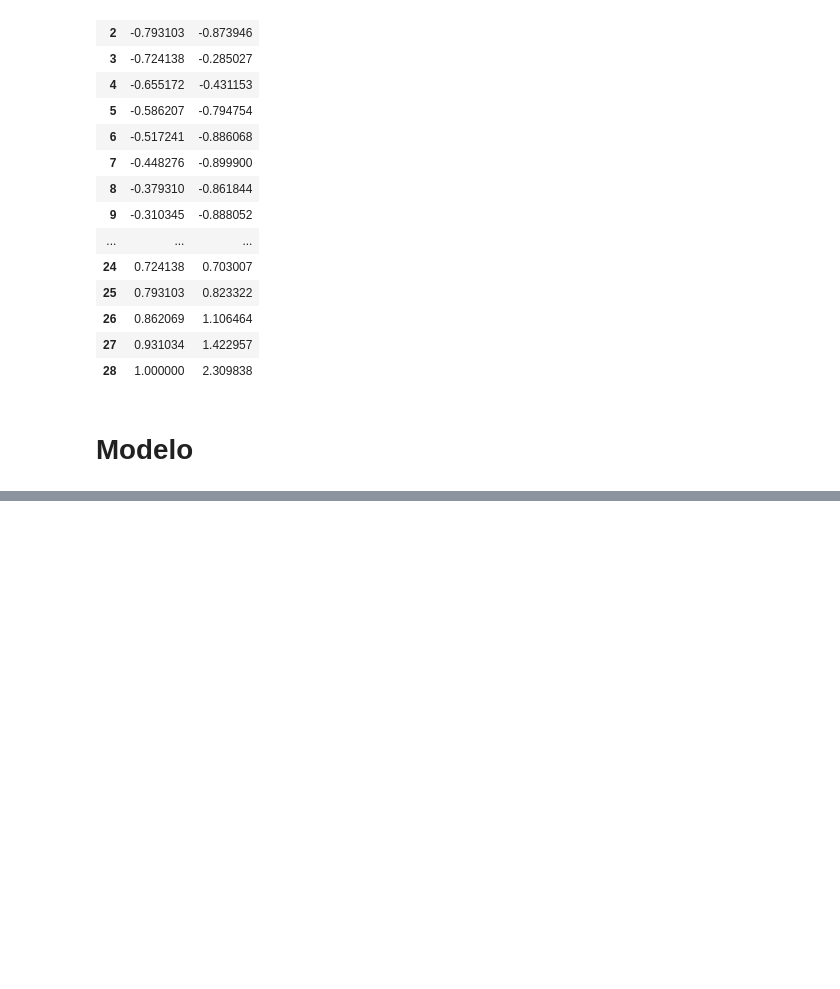
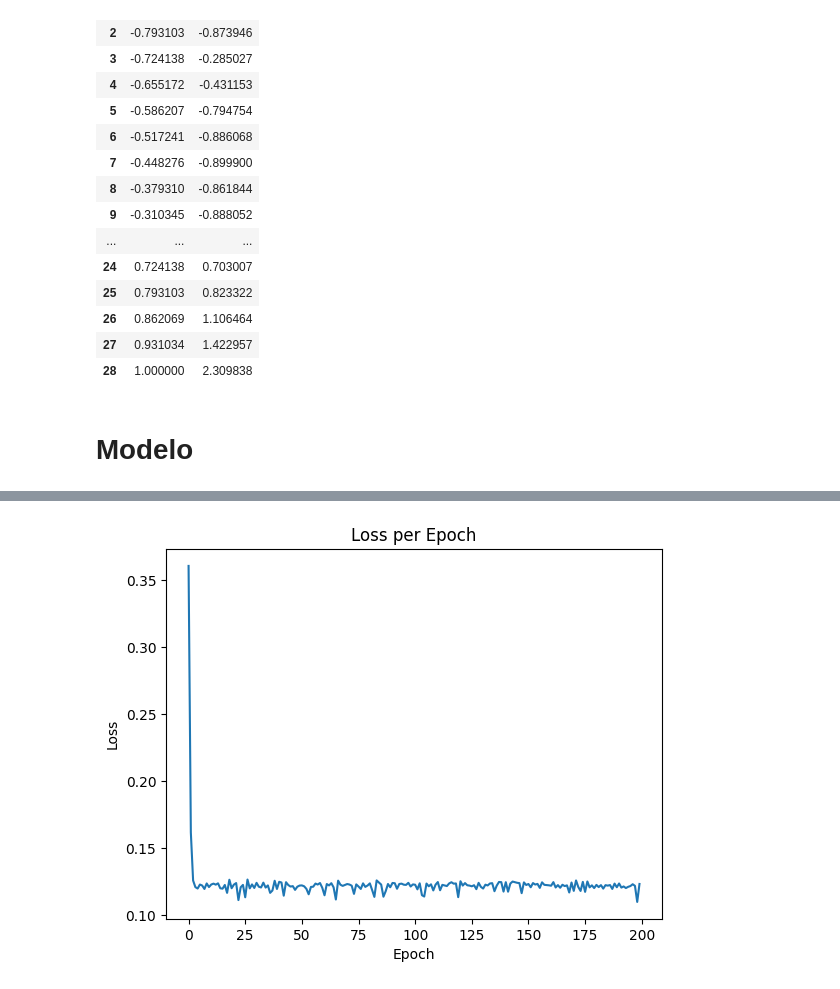
Before and after one commit to J0hnV1ct0r/Rpad, a Jupyter notebook: Regressao_linear.ipynb, the cells around one changed output, grey strips where cells are left out. Drawn from its saved outputs; the diff is of its cells as text; code cells hidden in the pictures; blank space fills up the shorter version.

```diff
--- a/Regressao_linear.ipynb
+++ b/Regressao_linear.ipynb
@@ -90,0 +173,14 @@ otimizador OLS
+# %%
+lr_sgd = LinearRegression(opt='SGD')
+# %%
+lr=0.1
+epochs=200
+lr_sgd.fit(train['x'], train['y'],lr,epochs)
+# %%
+plt.plot(range(len(lr_sgd.losses)), lr_sgd.losses)
+plt.xlabel('Epoch')
+plt.ylabel('Loss')
+plt.title('Loss per Epoch')
+plt.show()
+# %% [output]
+[figure, added]
```
Also changed, not shown: parts of 16 cells of this notebook.
